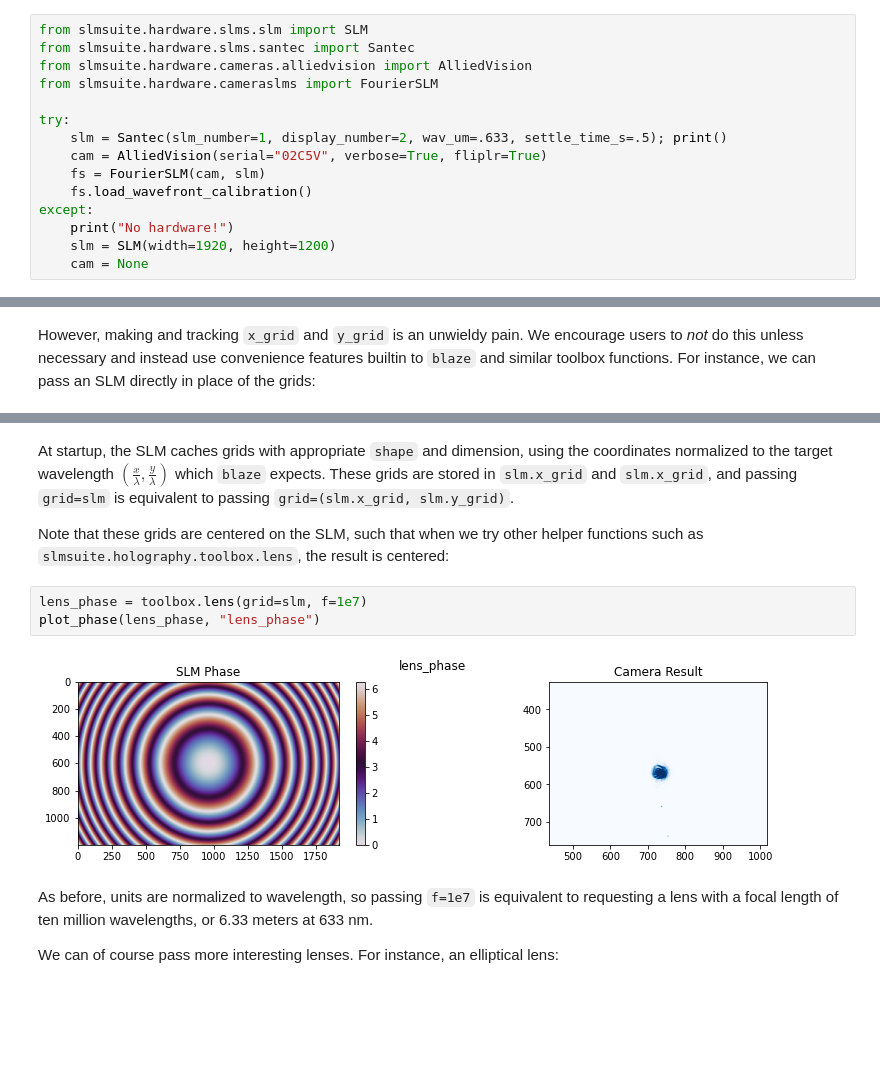
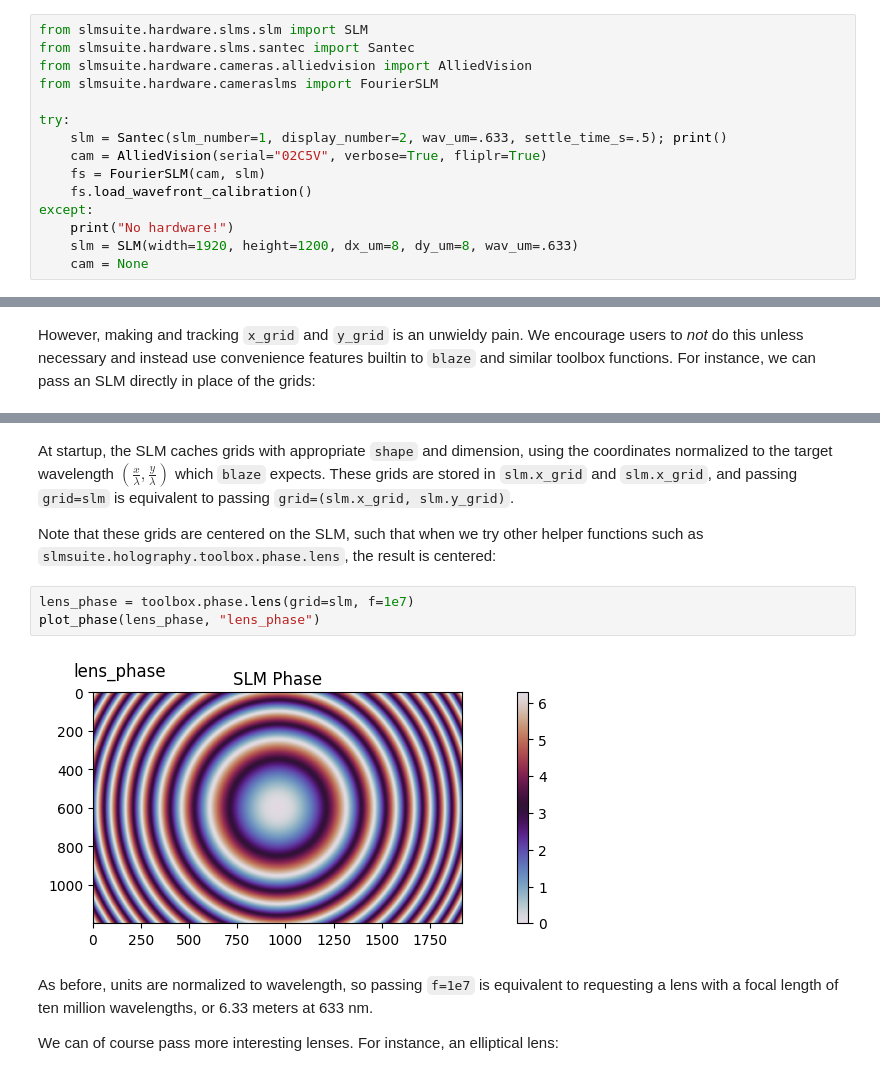
Before and after one commit to slmsuite/slmsuite-examples, a Jupyter notebook: examples/structured_light.ipynb, the cells around one changed output, grey strips where cells are left out. Saved outputs shown, nothing was run; the diff lists cells and outputs as text; blank space fills up the shorter version.

```diff
--- a/examples/structured_light.ipynb
+++ b/examples/structured_light.ipynb
@@ -46,6 +47,6 @@ try:
     fs.load_wavefront_calibration()
 except:
     print("No hardware!")
-    slm = SLM(width=1920, height=1200)
+    slm = SLM(width=1920, height=1200, dx_um=8, dy_um=8, wav_um=.633)
     cam = None
 # %% [output]
@@ -122,12 +117,12 @@ plot_phase(no_blaze, "no_blaze")
 # %% [markdown]
 At startup, the SLM caches grids with appropriate `shape` and dimension, using the coordinates normalized to the target wavelength $(\frac{x}{\lambda}, \frac{y}{\lambda})$ which `blaze` expects. These grids are stored in `slm.x_grid` and `slm.x_grid`, and passing `grid=slm` is equivalent to passing `grid=(slm.x_grid, slm.y_grid)`.
 
-Note that these grids are centered on the SLM, such that when we try other helper functions such as `slmsuite.holography.toolbox.lens`, the result is centered:
+Note that these grids are centered on the SLM, such that when we try other helper functions such as `slmsuite.holography.toolbox.phase.lens`, the result is centered:
 # %%
-lens_phase = toolbox.lens(grid=slm, f=1e7)
+lens_phase = toolbox.phase.lens(grid=slm, f=1e7)
 plot_phase(lens_phase, "lens_phase")
 # %% [output]
-[figure, old version]
+[figure, new version]
 # %% [markdown]
 As before, units are normalized to wavelength, so passing `f=1e7` is equivalent to requesting a lens with a focal length of ten million wavelengths, or 6.33 meters at 633 nm.
 
```
Also changed, not shown: parts of 34 cells of this notebook.
